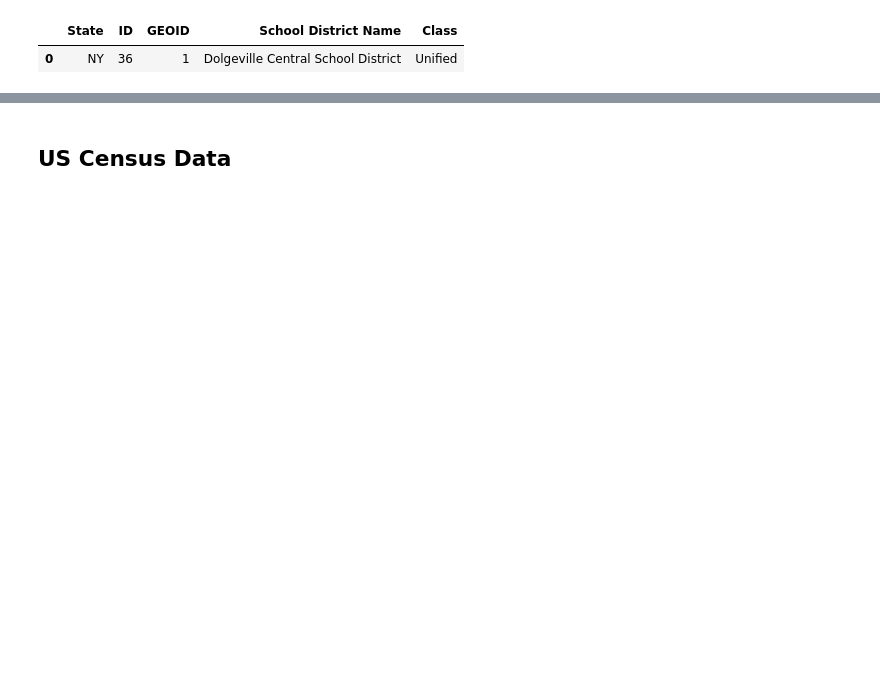
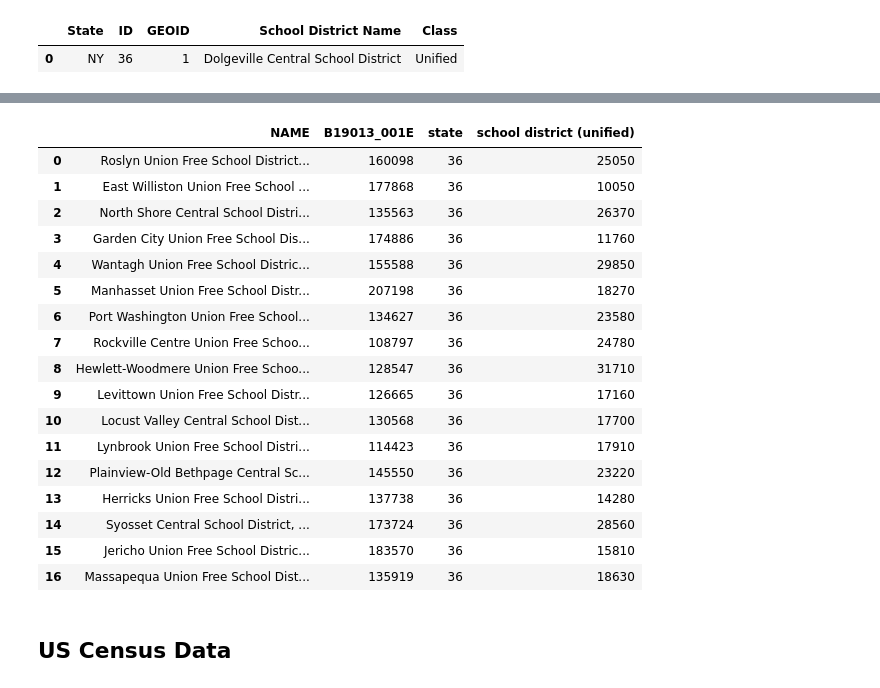
Before and after one commit to pylinet/USCensus, a Jupyter notebook: USCensusNYData-Test.ipynb, the cells around one changed output, grey strips where cells are left out. Saved outputs shown, nothing was run; the diff lists cells and outputs as text; code cells hidden in the pictures; blank space fills up the shorter version.

```diff
--- a/USCensusNYData-Test.ipynb
+++ b/USCensusNYData-Test.ipynb
@@ -68,2 +98,23 @@ NYGEOID
+# %%
+cen.detailedTableYear(2019,selectedDetTabVar,NYGEOID,36)
+# %% [output]
+|  | NAME | B19013_001E | state | school district (unified) |
+| 0 | Roslyn Union Free School District... | 160098 | 36 | 25050 |
+| 1 | East Williston Union Free School ... | 177868 | 36 | 10050 |
+| 2 | North Shore Central School Distri... | 135563 | 36 | 26370 |
+| 3 | Garden City Union Free School Dis... | 174886 | 36 | 11760 |
+| 4 | Wantagh Union Free School Distric... | 155588 | 36 | 29850 |
+| 5 | Manhasset Union Free School Distr... | 207198 | 36 | 18270 |
+| 6 | Port Washington Union Free School... | 134627 | 36 | 23580 |
+| 7 | Rockville Centre Union Free Schoo... | 108797 | 36 | 24780 |
+| 8 | Hewlett-Woodmere Union Free Schoo... | 128547 | 36 | 31710 |
+| 9 | Levittown Union Free School Distr... | 126665 | 36 | 17160 |
+| 10 | Locust Valley Central School Dist... | 130568 | 36 | 17700 |
+| 11 | Lynbrook Union Free School Distri... | 114423 | 36 | 17910 |
+| 12 | Plainview-Old Bethpage Central Sc... | 145550 | 36 | 23220 |
+| 13 | Herricks Union Free School Distri... | 137738 | 36 | 14280 |
+| 14 | Syosset Central School District, ... | 173724 | 36 | 28560 |
+| 15 | Jericho Union Free School Distric... | 183570 | 36 | 15810 |
+| 16 | Massapequa Union Free School Dist... | 135919 | 36 | 18630 |
 # %% [markdown]
 ## US Census Data
```
Also changed, not shown: parts of 12 cells of this notebook, 2 other files.
